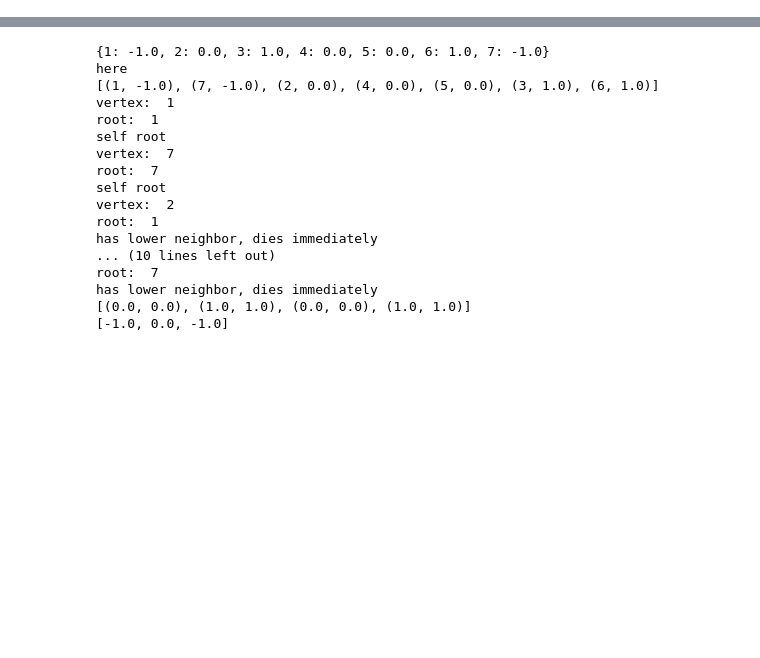
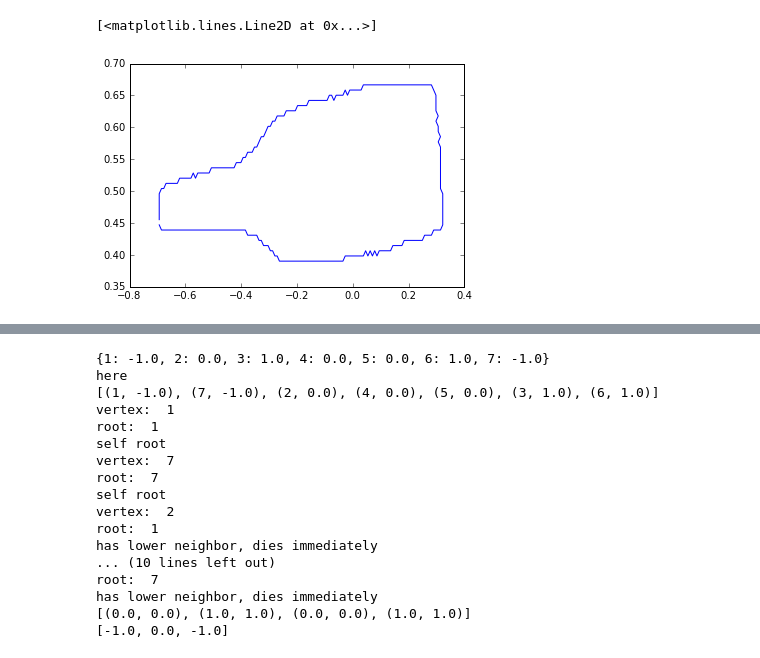
Before and after one commit to hanyu-song/Persistent-homology-transform-STA663-project, a Jupyter notebook: Testing Notebook.ipynb, the cells around one changed output, grey strips where cells are left out. Saved outputs shown, nothing was run; the diff lists cells and outputs as text; code cells hidden in the pictures; blank space fills up the shorter version.

```diff
--- a/Testing Notebook.ipynb
+++ b/Testing Notebook.ipynb
@@ -21,0 +62,5 @@ direction = [1,1]
+# %%
+plt.plot(bell1[2][0][:,0],bell1[2][0][:,1])
+# %% [output]
+[<matplotlib.lines.Line2D at 0x...>]
+[figure, added]
```
Also changed, not shown: parts of 55 cells of this notebook.
